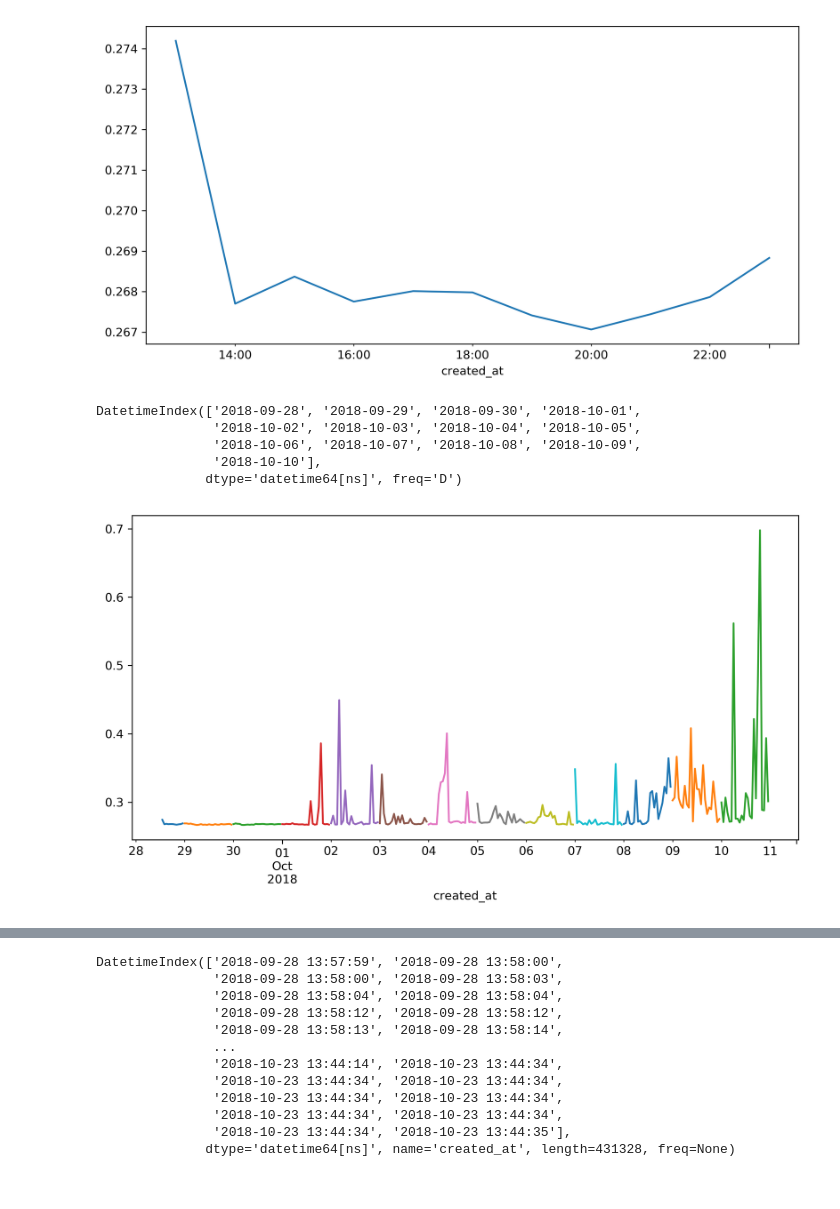
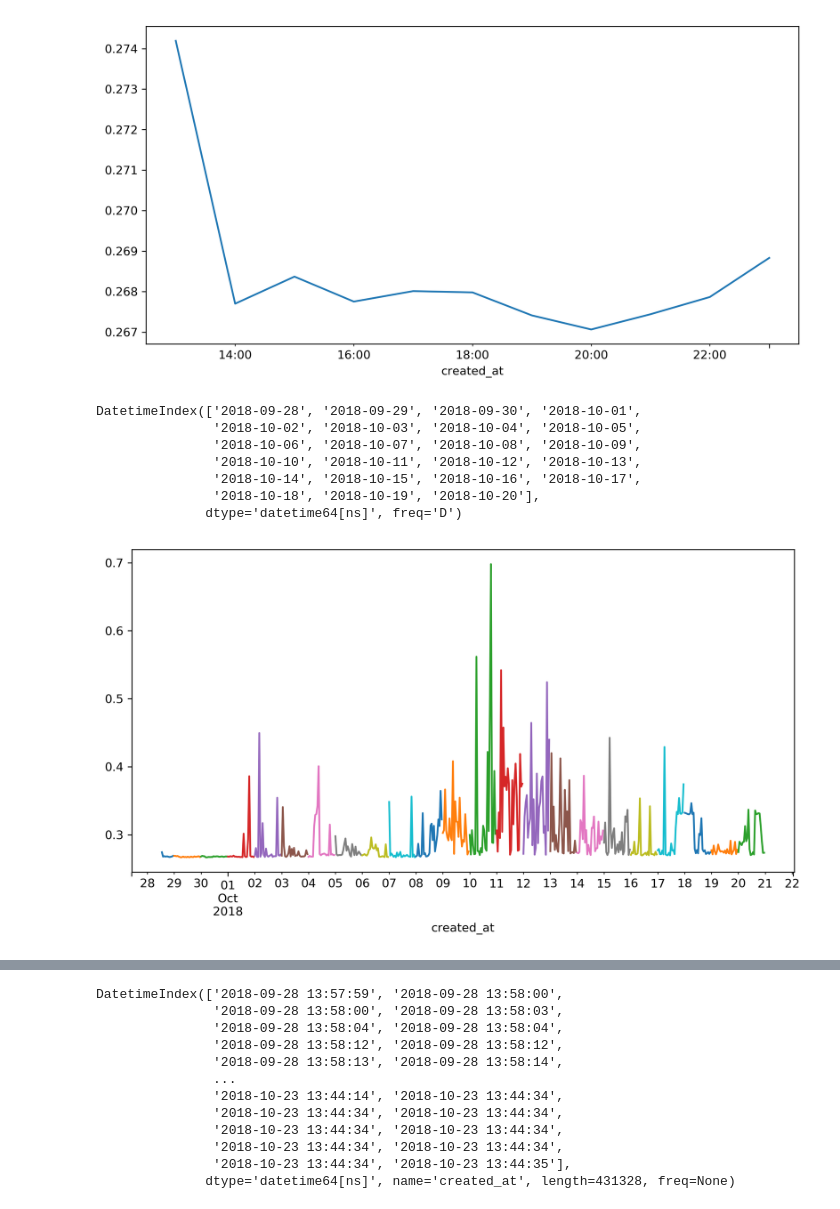
Before and after one commit to falvarezb/aws-index, a Jupyter notebook: data_analysis/aws_data.ipynb, the cells around one changed output, grey strips where cells are left out. Drawn from its saved outputs; the diff is of its cells as text; code cells hidden in the pictures.

```diff
--- a/data_analysis/aws_data.ipynb
+++ b/data_analysis/aws_data.ipynb
@@ -287,16 +292,18 @@ iolatency['28-9-2018'].resample('H').mean().plot()
 <matplotlib.axes._subplots.AxesSubplot at 0x...>
 [figure]
 # %%
-rng = pd.date_range('28-9-2018', periods=13, freq='D')
-rng
+daily_rng = pd.date_range('28-9-2018', periods=23, freq='D')
+daily_rng
 # %% [output]
 DatetimeIndex(['2018-09-28', '2018-09-29', '2018-09-30', '2018-10-01',
                '2018-10-02', '2018-10-03', '2018-10-04', '2018-10-05',
                '2018-10-06', '2018-10-07', '2018-10-08', '2018-10-09',
-               '2018-10-10'],
+               '2018-10-10', '2018-10-11', '2018-10-12', '2018-10-13',
+               '2018-10-14', '2018-10-15', '2018-10-16', '2018-10-17',
+               '2018-10-18', '2018-10-19', '2018-10-20'],
               dtype='datetime64[ns]', freq='D')
 # %%
-for i in rng:
+for i in daily_rng:
     iolatency[str(i.year)+'-'+str(i.month)+'-'+str(i.day)].resample('H').mean().plot()
 # %% [output]
-[figure, old version]
+[figure, new version]
```
Also changed, not shown: parts of 33 cells of this notebook, 5 other files.
